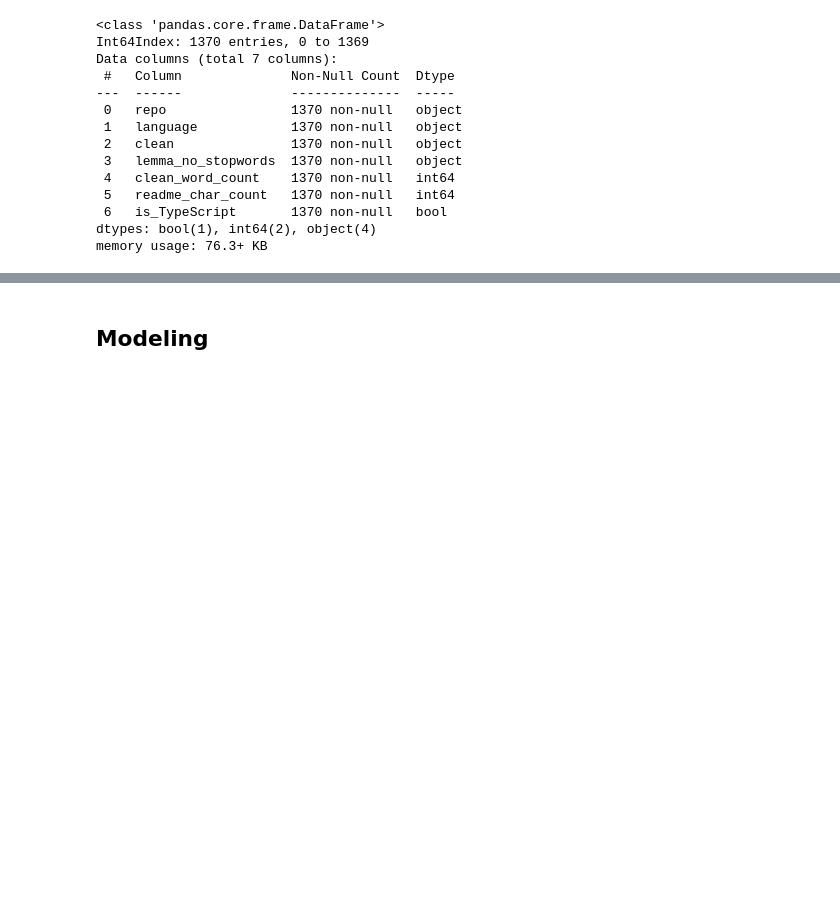
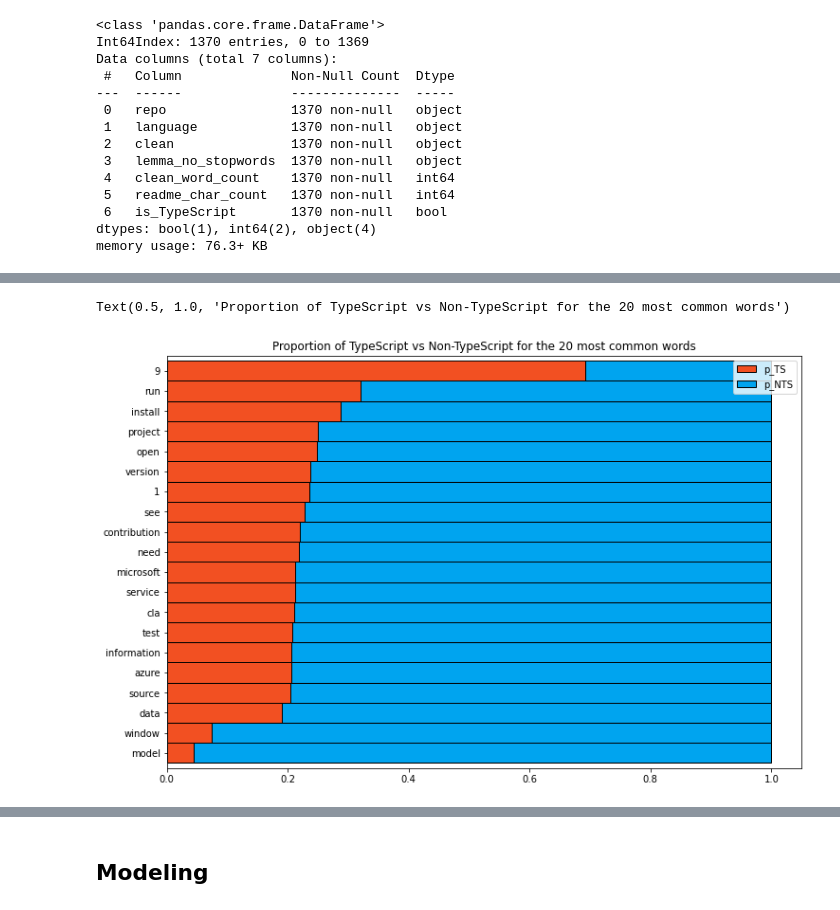
Before and after one commit to lets-talk-codeup/github-guesser, a Jupyter notebook: NLP_project_final_notebook.ipynb, the cells around one changed output, grey strips where cells are left out. Drawn from its saved outputs; the diff is of its cells as text; code cells hidden in the pictures; blank space fills up the shorter version.

```diff
--- a/NLP_project_final_notebook.ipynb
+++ b/NLP_project_final_notebook.ipynb
@@ -106,0 +309,17 @@ df.head()
+# %%
+# figure out the percentage
+(word_counts
+ .assign(p_NTS=word_counts.NTS / word_counts['all'],
+         p_TS=word_counts.TS / word_counts['all'])
+ .sort_values(by='all')
+ [['p_TS', 'p_NTS']]
+ .tail(20)
+ .sort_values('p_TS')
+ .plot.barh(stacked=True, width = 1, ec = 'k', color=['#f25022', '#00a4ef'], figsize = (12, 8)))
+
+
+
+plt.title('Proportion of TypeScript vs Non-TypeScript for the 20 most common words')
+# %% [output]
+Text(0.5, 1.0, 'Proportion of TypeScript vs Non-TypeScript for the 20 most common words')
+[figure, added]
```
Also changed, not shown: parts of 70 cells of this notebook.
